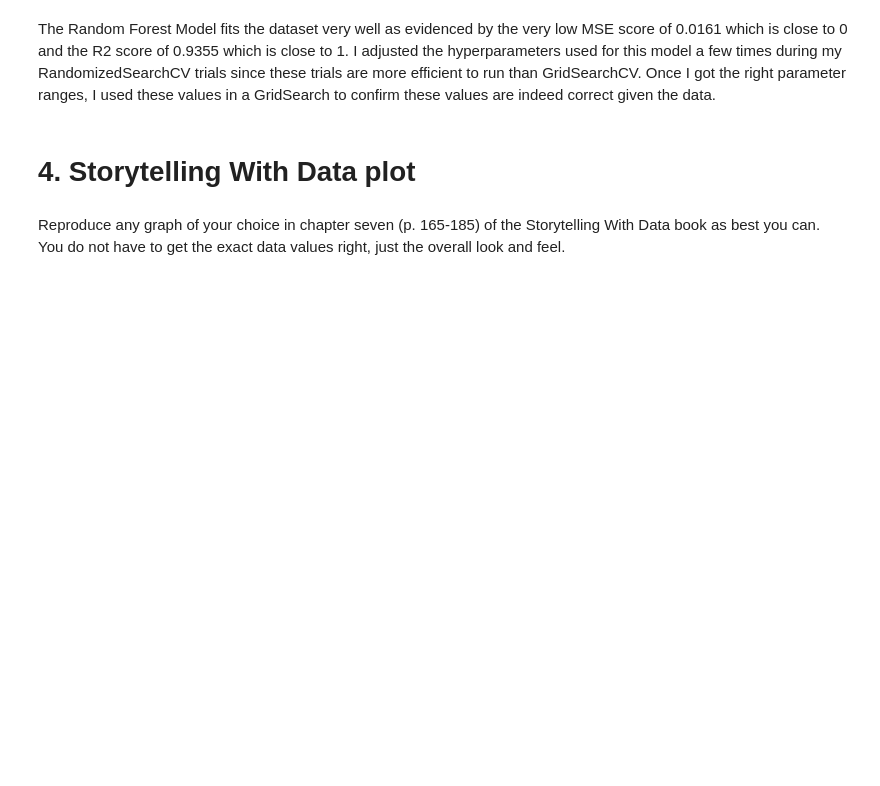
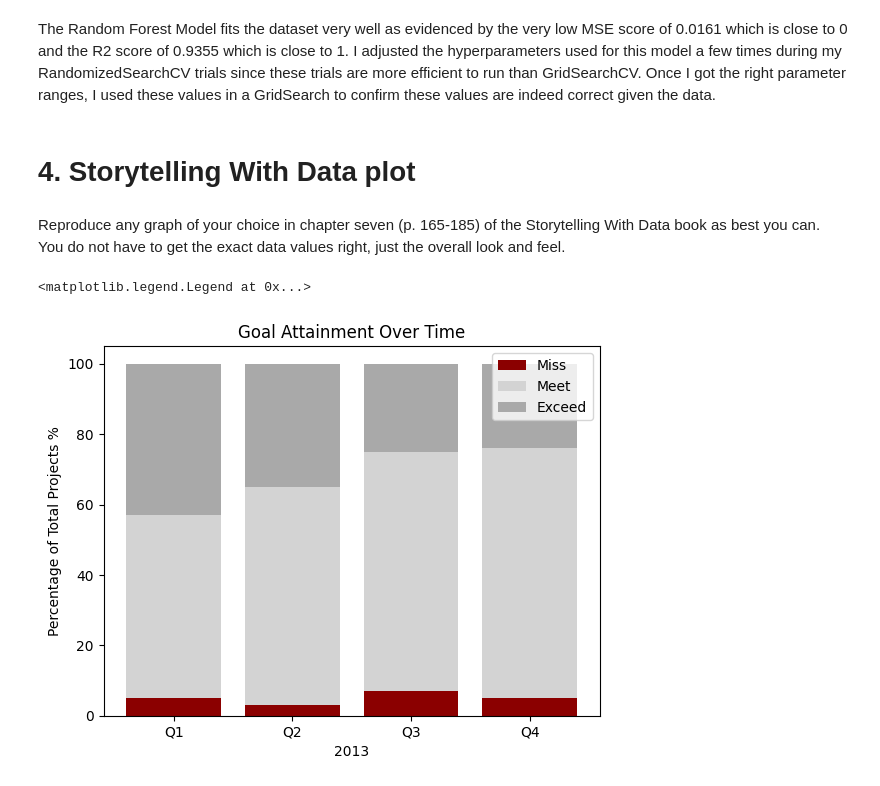
Before and after one commit to els246/2025-spring-B2, a Jupyter notebook: OMDS-ModB2-Week11-Stiller-Emma.ipynb, the cells around one changed output. Saved outputs shown, nothing was run; the diff lists cells and outputs as text; code cells hidden in the pictures; blank space fills up the shorter version.

```diff
--- a/OMDS-ModB2-Week11-Stiller-Emma.ipynb
+++ b/OMDS-ModB2-Week11-Stiller-Emma.ipynb
@@ -184,3 +184,27 @@ The Random Forest Model fits the dataset very well as evidenced by the very low
 # 4. Storytelling With Data plot
 # %% [markdown]
 Reproduce any graph of your choice in chapter seven (p. 165-185) of the Storytelling With Data book as best you can. You do not have to get the exact data values right, just the overall look and feel.
+# %%
+# Stacked Bar Chart for Goal Attainment Over Time
+labels = ['Q1', 'Q2', 'Q3', 'Q4']
+group1 = [5, 3, 7, 5]
+group2 = [52, 62, 68, 71]
+group3 = [43, 35, 25, 24]
+
+x = np.arange(len(labels))
+
+plt.xticks(ticks=x, labels=labels)
+
+plt.bar(x, group1, label='Miss', color='darkred')
+plt.bar(x, group2, bottom=group1, label='Meet', color='lightgray')
+plt.bar(x, group3, bottom=np.array(group1) + np.array(group2), label='Exceed', color='darkgray')
+
+
+plt.title('Goal Attainment Over Time')
+plt.xlabel('2013')
+plt.ylabel('Percentage of Total Projects %')
+
+plt.legend()
+# %% [output]
+<matplotlib.legend.Legend at 0x...>
+[figure, added]
```
